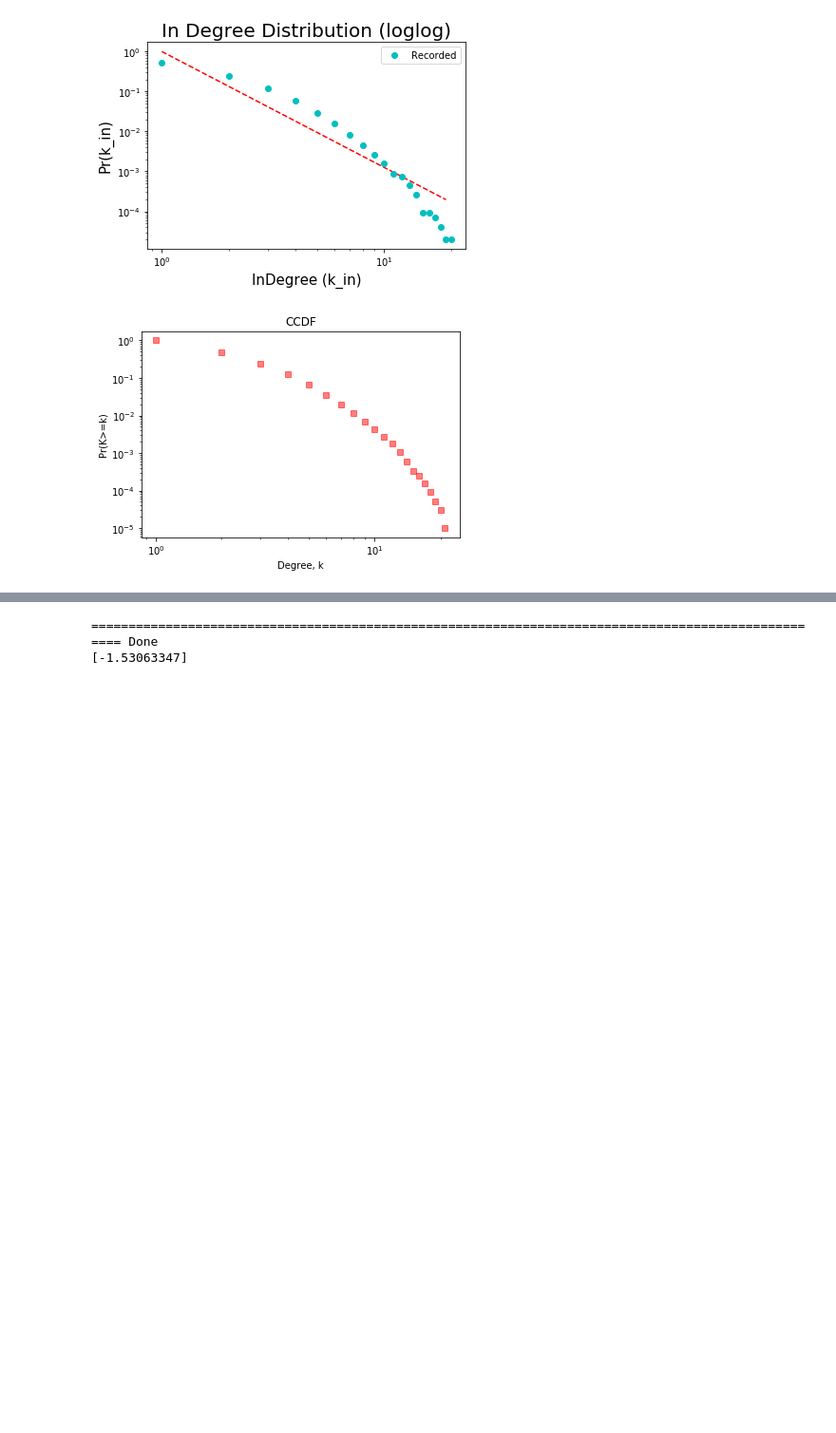
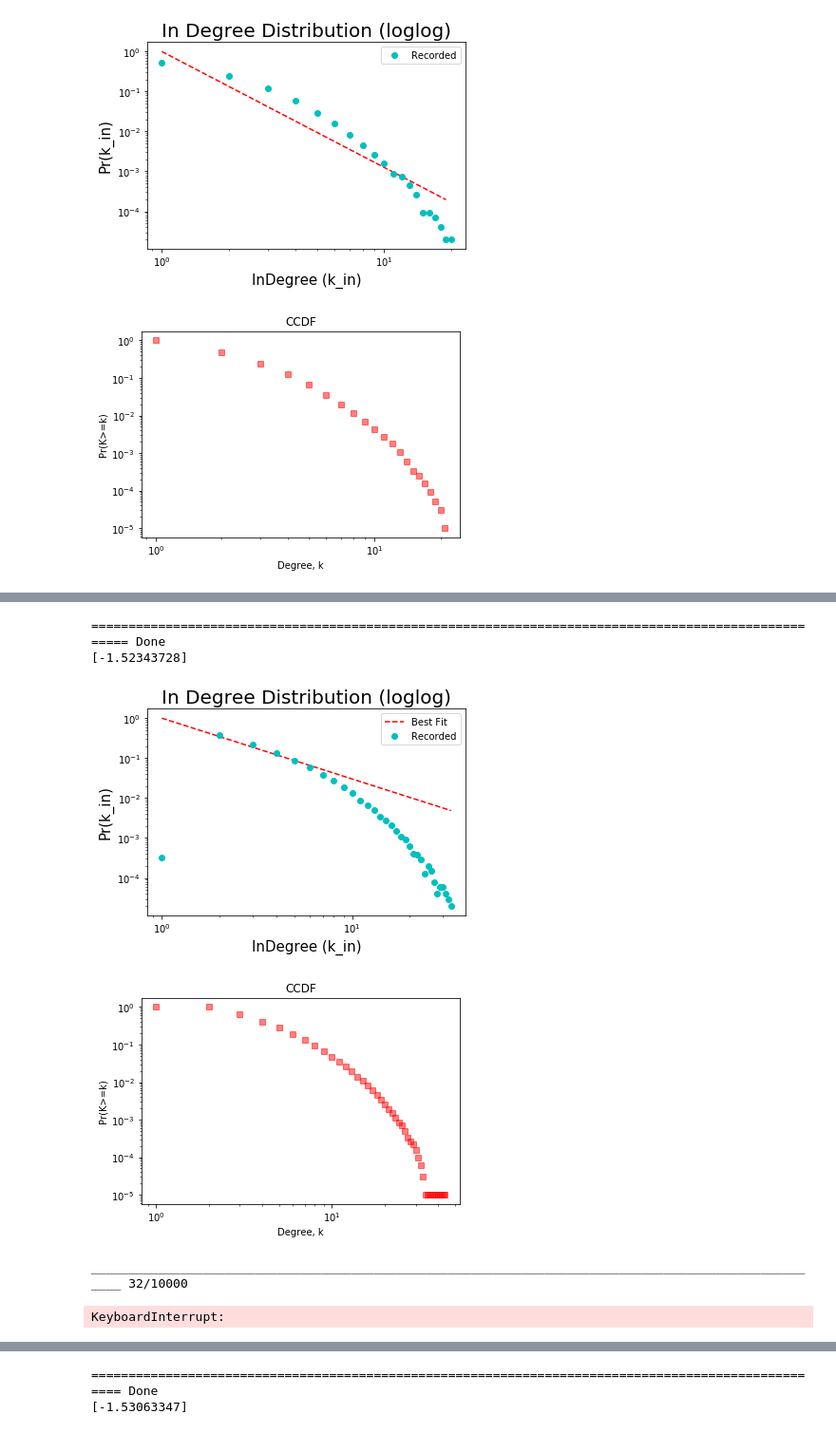
Before and after one commit to thomasy314/Preferential-Attachment, a Jupyter notebook: Pref_Attach.ipynb, the cells around one changed output, grey strips where cells are left out. Shown at 95% size. Cells and saved outputs as stored; diff of their text form; code cells hidden in the pictures; blank space fills up the shorter version.

```diff
--- a/Pref_Attach.ipynb
+++ b/Pref_Attach.ipynb
@@ -493,0 +503,26 @@ def uniform_triadic_closure(size, p = 0.5):
+# %%
+print("Triadic Closure Attachment with probability {:.2f}, uniform attachment with probability {:.2f}".format(1-params[1], params[1]))
+plotDegsStat(triadic_closure_model, [1000, 0.5], 100)
+# %% [output]
+===================================================================================================== Done
+[-1.52343728]
+[figure, added]
+[figure, added]
+# %%
+# Graph parameters
+size = 1000
+params = [size, 0.1]
+
+# Test parameters
+interval = 500
+start = 500
+iterations = 10000
+
+k_incr = test_graph(triadic_closure_model, params, start, interval, iterations)
+
+slope, intercept, r_value, p_value, std_err = model_stats(k_incr);
+print("Triadic Closure Attachment with probability {:.2f}, uniform attachment with probability {:.2f}".format(1-params[1], params[1]))
+print("Correlation: ", r_value)
+# %% [output]
+____________________________________________________________________________________________________ 32/10000
+KeyboardInterrupt:
```
Also changed, not shown: parts of 15 cells of this notebook.
